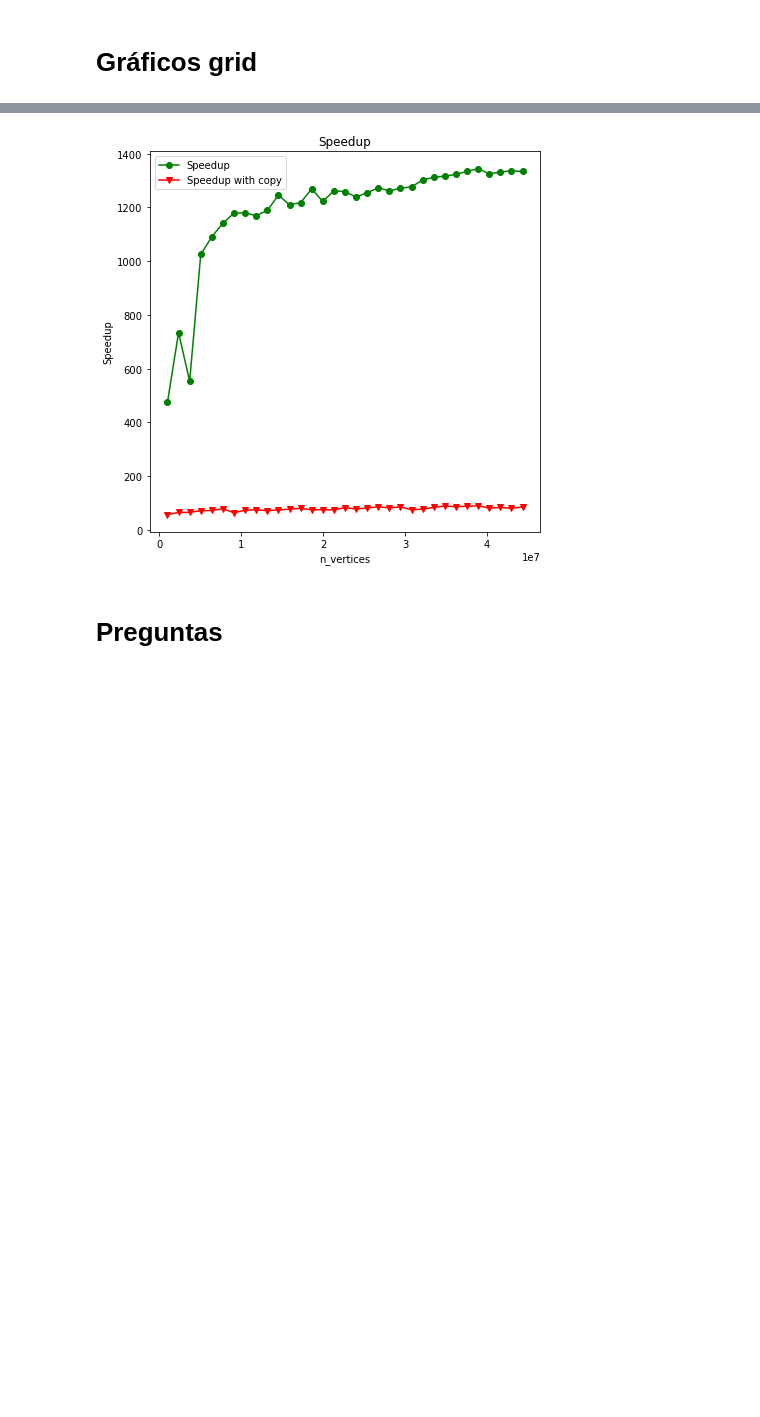
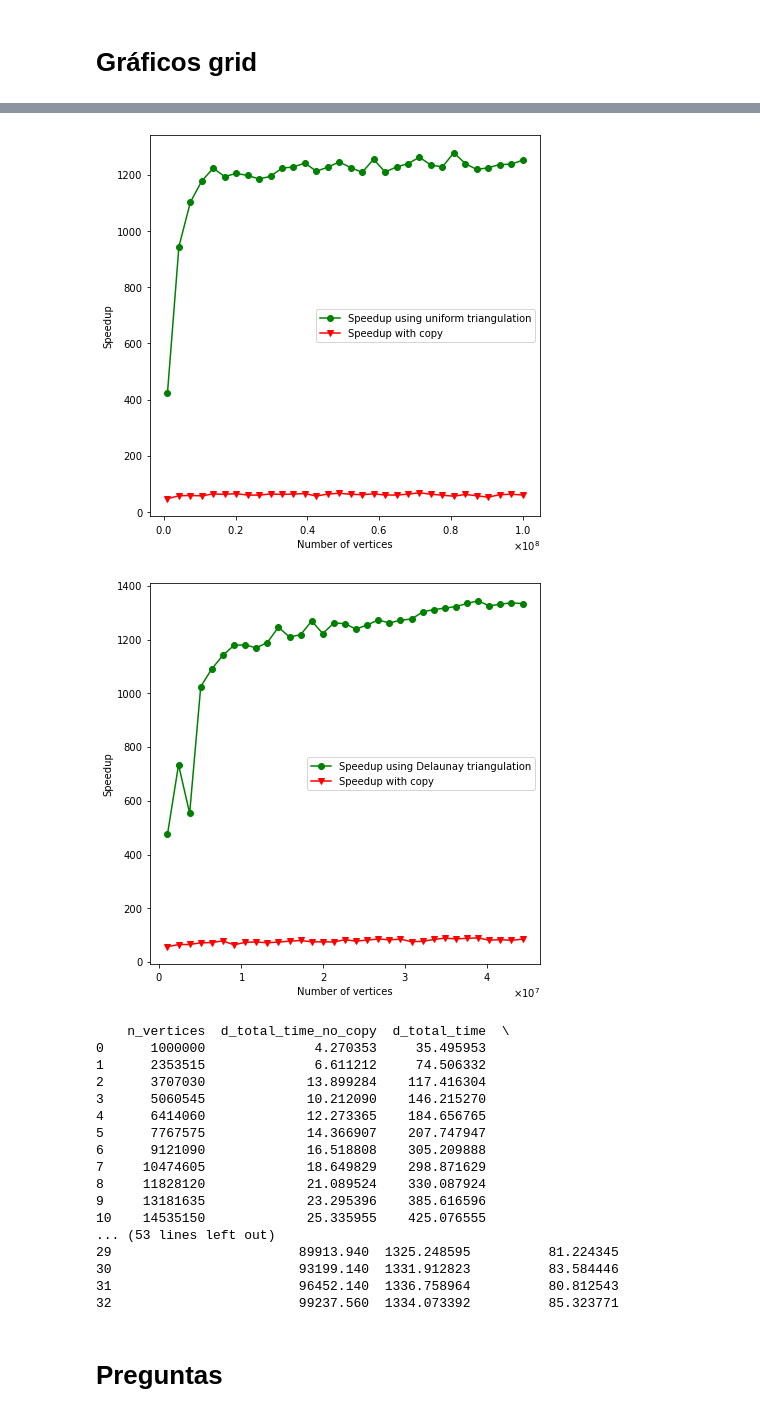
Before and after one commit to ssalinasfe/GPolylla, a Jupyter notebook: experiments/plots.ipynb, the cells around one changed output, grey strips where cells are left out. Drawn from its saved outputs; the diff is of its cells as text; code cells hidden in the pictures; blank space fills up the shorter version.

```diff
--- a/experiments/plots.ipynb
+++ b/experiments/plots.ipynb
@@ -225,15 +225,15 @@ GPU_data_time_uniform['d_total_time_no_copy'] = GPU_data_time_uniform['d_time_to
 
 
 # create new datadrame with the n_vertices of CPU, the d_total_time_no_copy, d_total_time  of GPU and the time_to_generate_polygonal_mesh of CPU
-df_speedup = pd.DataFrame({'n_vertices': CPU_data_time_uniform['n_vertices'], 'd_total_time_no_copy': GPU_data_time_uniform['d_total_time_no_copy'], 'd_total_time': GPU_data_time_uniform['d_total_time'], 'time_to_generate_polygonal_mesh': CPU_data_time_uniform['time_to_generate_polygonal_mesh']})
+df_speedup_uniform = pd.DataFrame({'n_vertices': CPU_data_time_uniform['n_vertices'], 'd_total_time_no_copy': GPU_data_time_uniform['d_total_time_no_copy'], 'd_total_time': GPU_data_time_uniform['d_total_time'], 'time_to_generate_polygonal_mesh': CPU_data_time_uniform['time_to_generate_polygonal_mesh']})
 
 
 
 # add a column to divie the time_to_generate_polygonal_mesh by the d_total_time_no_copy
-df_speedup['speedup'] = df_speedup['time_to_generate_polygonal_mesh'] / df_speedup['d_total_time_no_copy']
+df_speedup_uniform['speedup'] = df_speedup_uniform['time_to_generate_polygonal_mesh'] / df_speedup_uniform['d_total_time_no_copy']
 
 # add a column to divie the time_to_generate_polygonal_mesh by the d_total_time
-df_speedup['speedup_with_copy'] = df_speedup['time_to_generate_polygonal_mesh'] / df_speedup['d_total_time']
+df_speedup_uniform['speedup_with_copy'] = df_speedup_uniform['time_to_generate_polygonal_mesh'] / df_speedup_uniform['d_total_time']
 # %% [markdown]
 # Gráficos grid
 # %%
@@ -253,13 +268,48 @@ plt.show()
 # %%
 # Plot speedup
-plt.plot(df_speedup['n_vertices'], df_speedup['speedup'], c="green",marker="o", label='Speedup')
+plt.plot(df_speedup['n_vertices'], df_speedup['speedup'], c="green",marker="o", label='Speedup using uniform triangulation')
 plt.plot(df_speedup['n_vertices'], df_speedup['speedup_with_copy'], c="red",marker="v", label='Speedup with copy')
-plt.xlabel('n_vertices')
+plt.xlabel('Number of vertices')
 plt.ylabel('Speedup')
-plt.title('Speedup')
 plt.legend()
+#plt.yscale('log')
+plt.ticklabel_format(style='sci', useMathText=True,  axis='x', scilimits=(0,0))
+plt.savefig(r'speedup_uniform.pdf', bbox_inches='tight', dpi=300)
 plt.show()
+
+# Plot speedup
+plt.plot(df_speedup_uniform['n_vertices'], df_speedup_uniform['speedup'], c="green",marker="o", label='Speedup using Delaunay triangulation')
+plt.plot(df_speedup_uniform['n_vertices'], df_speedup_uniform['speedup_with_copy'], c="red",marker="v", label='Speedup with copy')
+plt.xlabel('Number of vertices')
+plt.ylabel('Speedup')
+#plt.yscale('log')
+
+plt.ticklabel_format(style='sci', useMathText=True,  axis='x', scilimits=(0,0))
+plt.legend()
+plt.savefig(r'speedup_delaunay.pdf', bbox_inches='tight', dpi=300)
+plt.show()
+
+
+print(df_speedup_uniform)
 # %% [output]
-[figure, old version]
+[figure, new version]
+[figure, added]
+    n_vertices  d_total_time_no_copy  d_total_time  \
+0      1000000              4.270353     35.495953
+1      2353515              6.611212     74.506332
+2      3707030             13.899284    117.416304
+3      5060545             10.212090    146.215270
+4      6414060             12.273365    184.656765
+5      7767575             14.366907    207.747947
+6      9121090             16.518808    305.209888
+7     10474605             18.649829    298.871629
+8     11828120             21.089524    330.087924
+9     13181635             23.295396    385.616596
+10    14535150             25.335955    425.076555
+... (53 lines left out)
+29                        89913.940  1325.248595          81.224345
+30                        93199.140  1331.912823          83.584446
+31                        96452.140  1336.758964          80.812543
+32                        99237.560  1334.073392          85.323771
 # %% [markdown]
 # Preguntas
```
Also changed, not shown: parts of 10 cells of this notebook, 3 other files.
